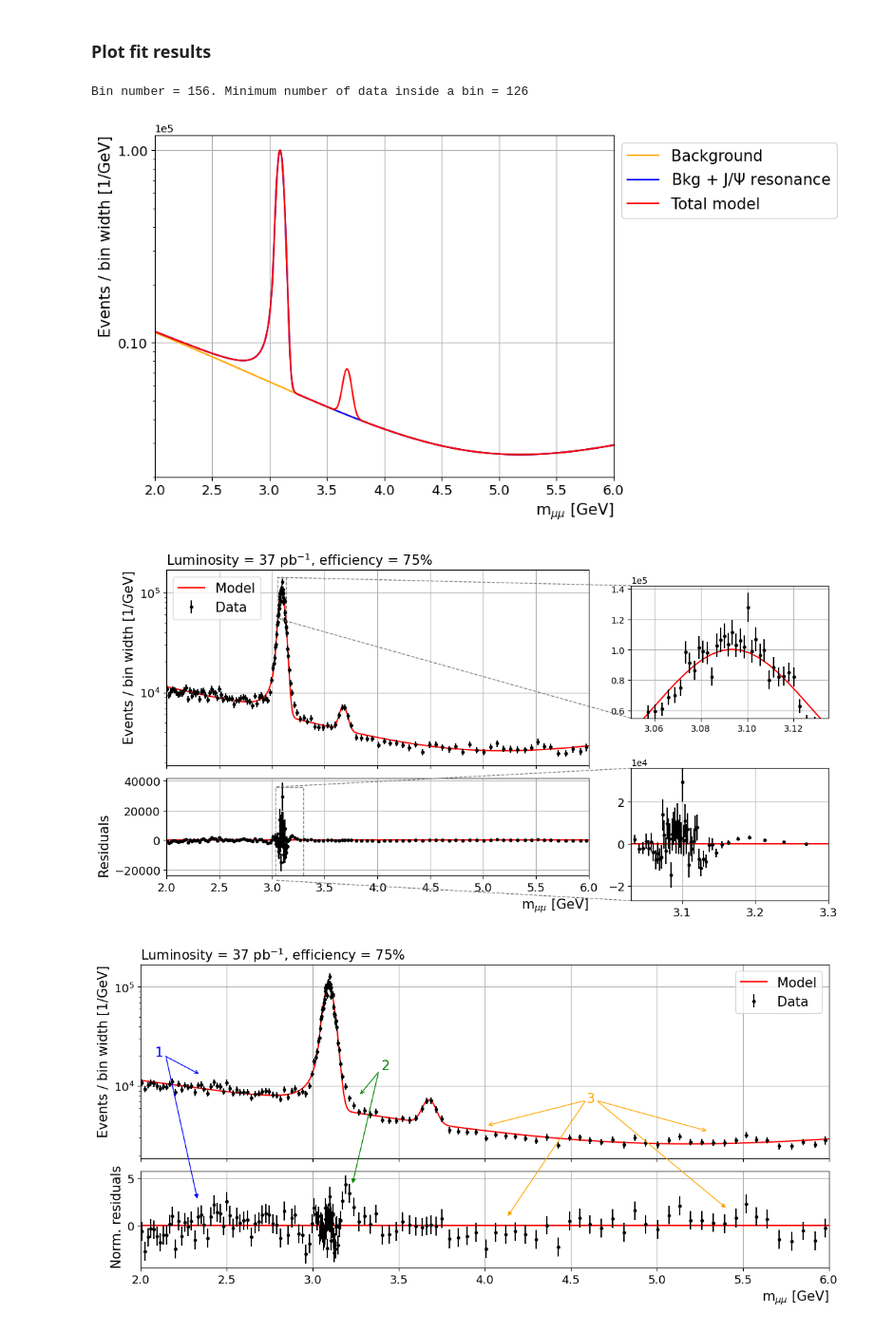
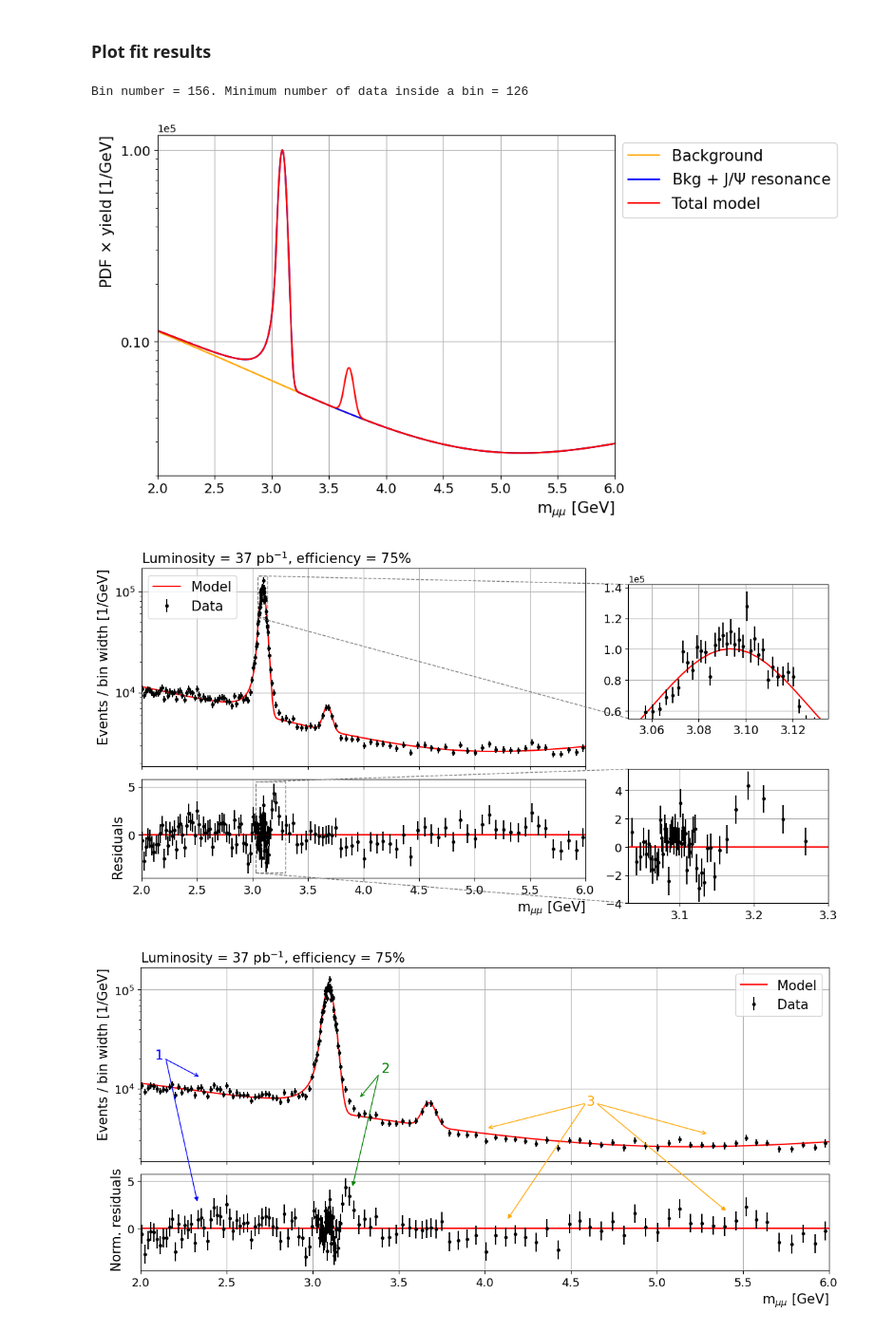
Before and after one commit to Matteo-Bellino/SMATEP_Project, a Jupyter notebook: Psi2S_RadanoBellino.ipynb, the cells around one changed output. Shown at 95% size. Cells and saved outputs as stored; diff of their text form; code cells hidden in the pictures.

```diff
--- a/Psi2S_RadanoBellino.ipynb
+++ b/Psi2S_RadanoBellino.ipynb
@@ -272,7 +272,7 @@ ax.plot(x,graph_total_model, label='Total model', color = "red")
 # mark_inset(ax, ax_zoom, loc1=2, loc2=3, fc="none", ec="0.5", linestyle='--')
 
 ax.set_xlabel("m$_{\\mu\\mu}$ [GeV]", fontsize = fs, loc="right")
-ax.set_ylabel(f"Events / bin width [1/GeV]", fontsize = fs, loc="top")
+ax.set_ylabel("PDF $\\times$ yield [1/GeV]", fontsize = fs, loc="top")
 ax.legend(fontsize = fs, loc='upper left', bbox_to_anchor=(1, 1))
 ax.set_xlim([2,mass_cut_HS])
 ax.set_ylim([0.02e5,1.2e5])
@@ -286,7 +286,7 @@ plt.savefig("Fit_components_Psi2s_log.png", bbox_inches='tight')
 plt.show()
 # %% [output]
 Bin number = 156. Minimum number of data inside a bin = 126
-[figure, old version]
+[figure, new version]
 # %%
 # Plotting only the combined model over the data in log scale and the residuals
 fig, (ax_plot, ax_res) = plt.subplots(2,1, figsize=(8,6), sharex = True, gridspec_kw={'height_ratios': [2, 1]})
@@ -307,6 +307,7 @@ ax_zoom.set_ylim(y_box)
 ax_zoom.yaxis.set_major_formatter(ScalarFormatter())
 ax_zoom.yaxis.get_major_formatter().set_scientific(True)
 ax_zoom.yaxis.get_major_formatter().set_powerlimits((0, 0))
+ax_zoom.tick_params(axis='both', labelsize=tfs)
 ax_zoom.grid()
 mark_inset(ax_plot, ax_zoom, loc1=2, loc2=3, fc="none", ec="0.5", linestyle='--')
 
@@ -317,38 +318,38 @@ ax_plot.tick_params(axis='both', labelsize=tfs)
 ax_plot.grid()
 ax_plot.set_yscale('log')
 ax_plot.set_title("Luminosity = 37 pb$^{-1}$, efficiency = 75%", loc = "left", fontsize = fs)
 
 #plot the residuals
-residuals = (binned_data/bin_widths - total_model.pdf(bin_centers)*total_model.get_yield())
+residuals = (binned_data/bin_widths - total_model.pdf(bin_centers)*total_model.get_yield()) / (err_binned_data/bin_widths)
 ax_res.set_xlabel("m$_{\\mu\\mu}$ [GeV]")
 ax_res.axhline(0, color = "red")
-ax_res.errorbar(bin_centers, residuals,yerr=err_binned_data/bin_widths, fmt='.', color = 'black')
+ax_res.errorbar(bin_centers, residuals,yerr=1, fmt='.', color = 'black')
 
 ax_zoom = inset_axes(ax_res, width="50%", height="45%", loc='upper right', bbox_to_anchor=(0.7, -0.6, 1, 1), bbox_transform=ax.transAxes)
 ax_zoom.axhline(0, color = "red")
-ax_zoom.errorbar(bin_centers, residuals,yerr=err_binned_data/bin_widths, fmt='.', color = 'black')
+ax_zoom.errorbar(bin_centers, residuals,yerr=1, fmt='.', color = 'black')
 x_box = [3.03,3.3]
-y_box = [-2.7e4,3.6e4]
+y_box = [-4,5.5]
 ax_zoom.set_xlim(x_box)
 ax_zoom.set_ylim(y_box)
 ax_zoom.yaxis.set_major_formatter(ScalarFormatter())
 ax_zoom.yaxis.get_major_formatter().set_scientific(True)
 ax_zoom.yaxis.get_major_formatter().set_powerlimits((0, 0))
 ax_zoom.tick_params(axis='both', labelsize=tfs)
 ax_zoom.grid()
 mark_inset(ax_res, ax_zoom, loc1=2, loc2=3, fc="none", ec="0.5", linestyle='--')
 
 ax_res.set_xlim([2,mass_cut_HS])
 ax_res.set_ylabel("Residuals", fontsize = fs, loc='bottom')
 ax_res.set_xlabel("m$_{\\mu\\mu}$ [GeV]", fontsize = fs, loc='right')
 ax_res.tick_params(axis='both', labelsize=tfs)
 ax_res.grid()
 
 plt.tight_layout()
 plt.savefig("wrong_HS_Fit.png", bbox_inches='tight')
 plt.show()
 # %% [output]
-[figure, old version]
+[figure, new version]
 # %%
 ## Plotting only the combined model over the data in log scale and the residuals
 fig, (ax_plot, ax_res) = plt.subplots(2,1, figsize=(12,6), sharex = True, gridspec_kw={'height_ratios': [2, 1]})
```
Also changed, not shown: parts of 1 cell of this notebook.
